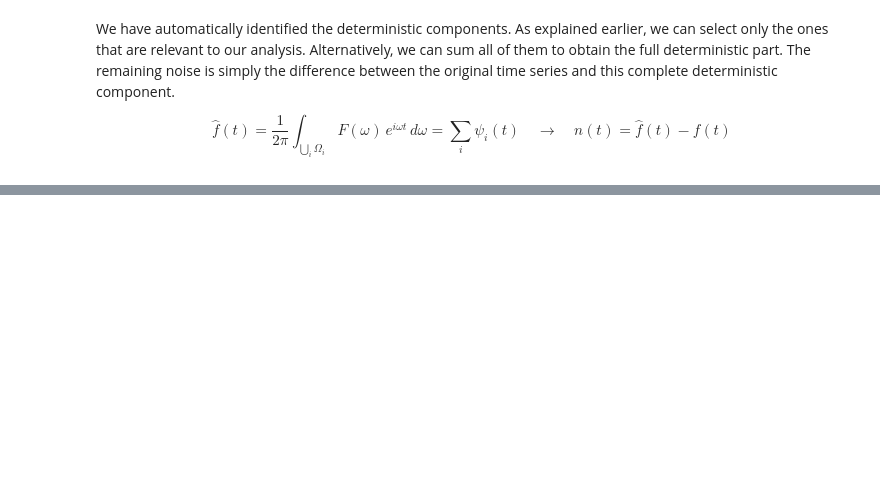
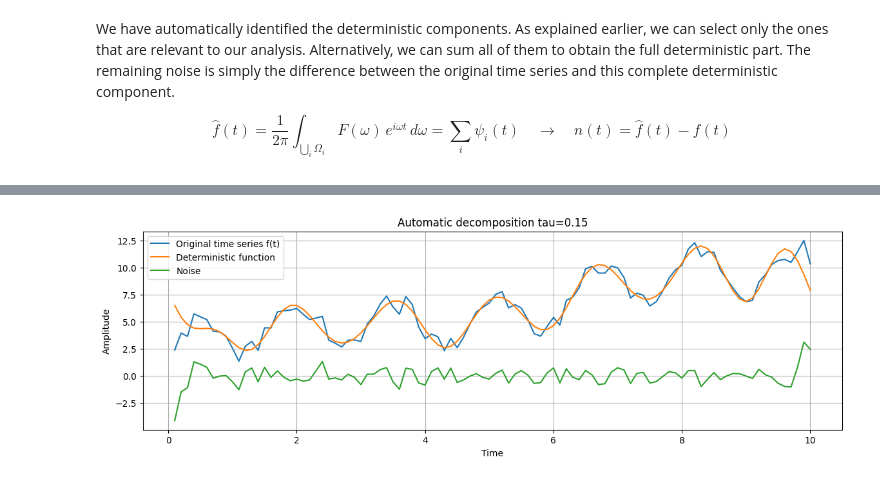
Before and after one commit to MorcilloSanz/fourier-analysis, a Jupyter notebook: fourier_analysis.ipynb, the cells around one changed output, grey strips where cells are left out. Saved outputs shown, nothing was run; the diff lists cells and outputs as text; code cells hidden in the pictures; blank space fills up the shorter version.

```diff
--- a/fourier_analysis.ipynb
+++ b/fourier_analysis.ipynb
@@ -312,0 +321,9 @@ plt.show()
+# %%
+intervals = []
+d_omega = 0.12
+
+for i in range(0, 9):
+  interval = (i * d_omega, (i + 1) * d_omega)
+  intervals.append(interval)
+
+F_hat, psi = filter()
@@ -312,0 +341,16 @@ plt.show()
+# %%
+f_hat = np.sum(psi, axis=0)
+n = f - f_hat
+# %%
+plt.figure(figsize=(14,4))
+plt.plot(t, f, label='Original time series f(t)')
+plt.plot(t, f_hat, label='Deterministic function')
+plt.plot(t, n, label='Noise')
+plt.xlabel('Time')
+plt.ylabel('Amplitude')
+plt.title(f'Automatic decomposition tau={tau}')
+plt.legend()
+plt.grid(True)
+plt.show()
+# %% [output]
+[figure, added]
```
Also changed, not shown: parts of 11 cells of this notebook.
